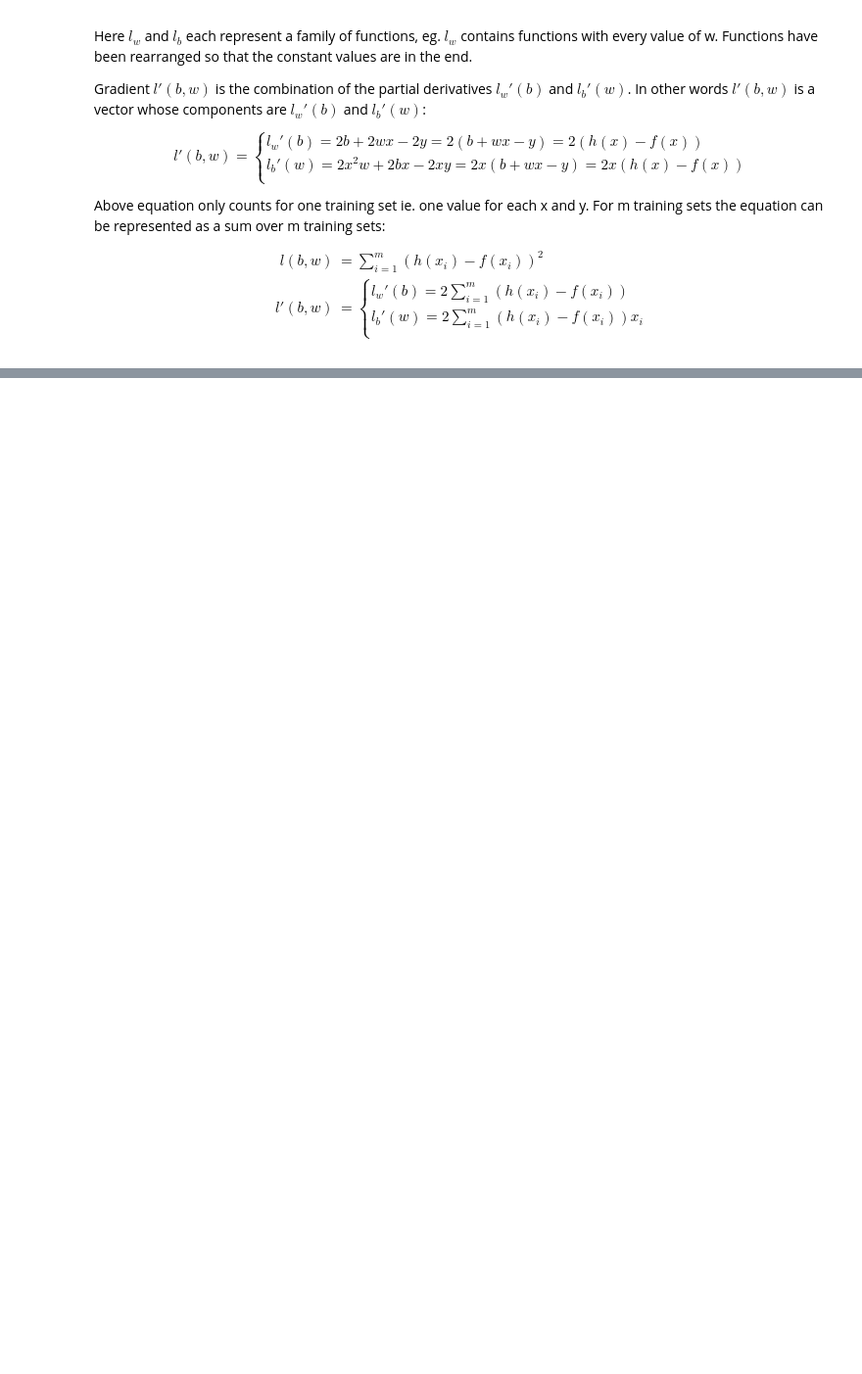
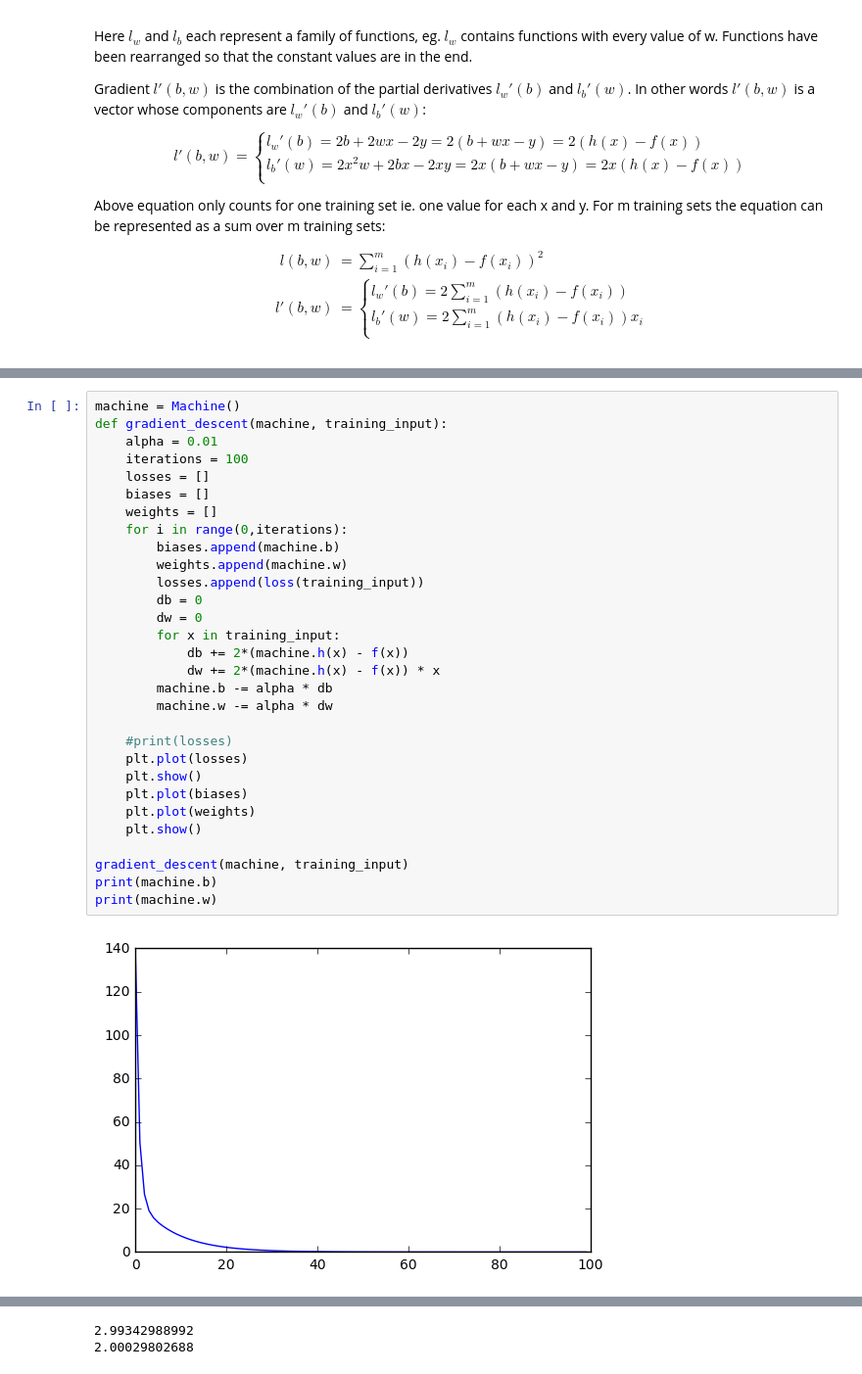
Before and after one commit to jarmop/learning, a Jupyter notebook: machine-learning.ipynb, the cells around one changed output, grey strips where cells are left out. Shown at 98% size. Drawn from its saved outputs; the diff is of its cells as text; blank space fills up the shorter version.

```diff
--- a/machine-learning.ipynb
+++ b/machine-learning.ipynb
@@ -207,0 +253,32 @@ plt.show()
+# %%
+machine = Machine()
+def gradient_descent(machine, training_input):
+    alpha = 0.01
+    iterations = 100
+    losses = []
+    biases = []
+    weights = []
+    for i in range(0,iterations):
+        biases.append(machine.b)
+        weights.append(machine.w)
+        losses.append(loss(training_input))
+        db = 0
+        dw = 0
+        for x in training_input:
+            db += 2*(machine.h(x) - f(x))
+            dw += 2*(machine.h(x) - f(x)) * x
+        machine.b -= alpha * db
+        machine.w -= alpha * dw
+
+    #print(losses)
+    plt.plot(losses)
+    plt.show()
+    plt.plot(biases)
+    plt.plot(weights)
+    plt.show()
+
+gradient_descent(machine, training_input)
+print(machine.b)
+print(machine.w)
+# %% [output]
+[figure, added]
@@ -207,0 +286,2 @@ plt.show()
+2.99342988992
+2.00029802688
```
Also changed, not shown: parts of 6 cells of this notebook.
